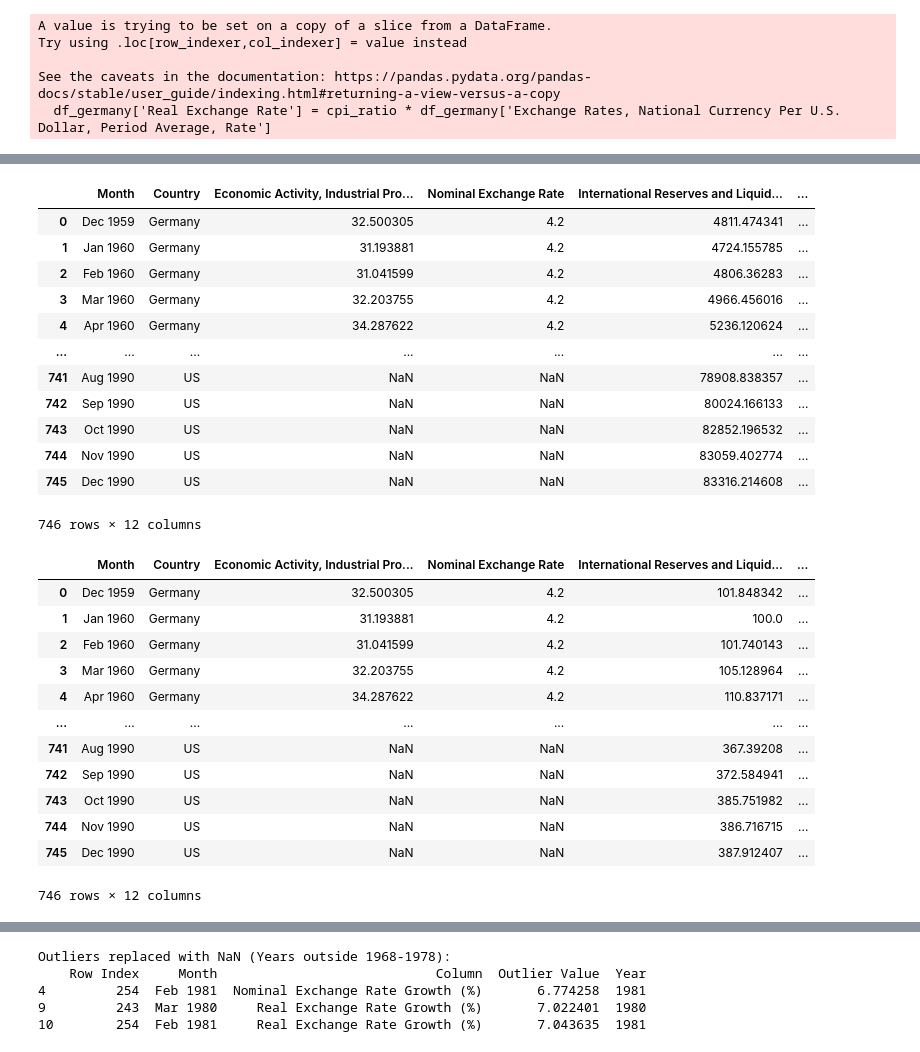
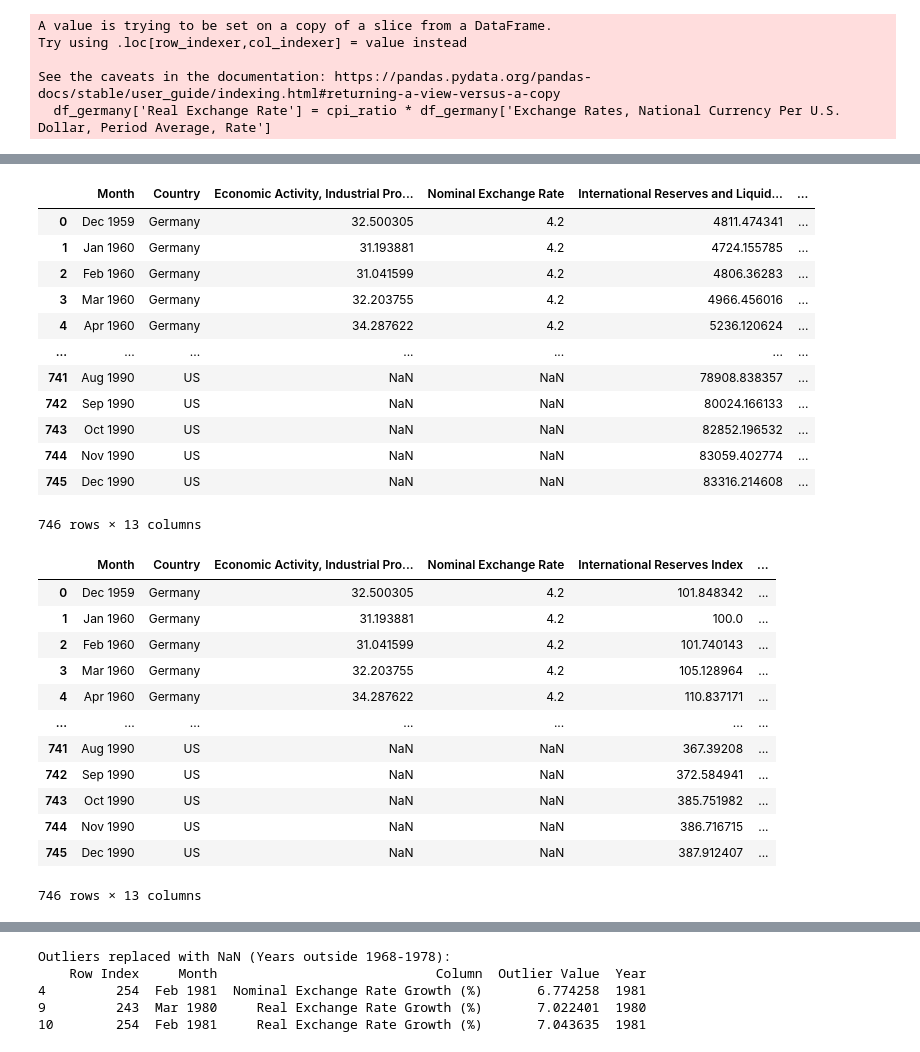
Before and after one commit to EC1B1-Macro-Project/Germany_Coursework, a Jupyter notebook: code /NB01-cleaning.ipynb, the cells around one changed output, grey strips where cells are left out. Drawn from its saved outputs; the diff is of its cells as text; code cells hidden in the pictures.

```diff
--- a/code /NB01-cleaning.ipynb
+++ b/code /NB01-cleaning.ipynb
@@ -101,16 +124,13 @@ merged_df.loc[merged_df["Country"] == "Germany", "RER_Index"] = (
 # %%
-# Compute Monthly Inflation Growth (%) for both US and Germany
-merged_df["Monthly Inflation Growth (%)"] = merged_df.groupby("Country")[
-    "Prices, Consumer Price Index, All items, Index"
-].pct_change() * 100
+# Compute Monthly Industrial Production Growth (%) for only Germany
+merged_df.loc[merged_df["Country"] == "Germany", "Monthly Industrial Production Growth (%)"] = (
+    merged_df.loc[merged_df["Country"] == "Germany", "Economic Activity, Industrial Production, Index"].pct_change() * 100
+)
 
-# Compute Yearly Growth in Industrial Production (%) for only Germany (12-month difference)
+# Compute Yearly Industrial Production Growth (%) for only Germany (12-month difference)
 merged_df.loc[merged_df["Country"] == "Germany", "Industrial Production YoY Growth (%)"] = (
     merged_df.loc[merged_df["Country"] == "Germany", "Economic Activity, Industrial Production, Index"].pct_change(periods=12) * 100
 )
-
-pd.reset_option("display.max_rows")
-
 merged_df
 # %% [output]
 |  | Month | Country | Economic Activity, Industrial Pro... | Nominal Exchange Rate | International Reserves and Liquid... | ... |
@@ -125,33 +145,39 @@ merged_df
 | 743 | Oct 1990 | US | NaN | NaN | 82852.196532 | ... |
 | 744 | Nov 1990 | US | NaN | NaN | 83059.402774 | ... |
 | 745 | Dec 1990 | US | NaN | NaN | 83316.214608 | ... |
-746 rows × 12 columns
+746 rows × 13 columns
 # %%
 # Find the base value of international reserves for January 1960 separately for Germany & US
 germany_base_reserves = merged_df.loc[
     (merged_df["Country"] == "Germany") & (merged_df["Month"] == "Jan 1960"),
     "International Reserves and Liquidity, Reserves, Official Reserve Assets, US Dollar"
 ].values[0]
 
 us_base_reserves = merged_df.loc[
     (merged_df["Country"] == "US") & (merged_df["Month"] == "Jan 1960"),
     "International Reserves and Liquidity, Reserves, Official Reserve Assets, US Dollar"
 ].values[0]
 
 # Compute the International Reserves Index for Germany
 merged_df.loc[merged_df["Country"] == "Germany", "International Reserves and Liquidity, Reserves, Official Reserve Assets, US Dollar"] = (
     merged_df.loc[merged_df["Country"] == "Germany", "International Reserves and Liquidity, Reserves, Official Reserve Assets, US Dollar"] / germany_base_reserves * 100
 )
 
 # Compute the International Reserves Index for the US
 merged_df.loc[merged_df["Country"] == "US", "International Reserves and Liquidity, Reserves, Official Reserve Assets, US Dollar"] = (
     merged_df.loc[merged_df["Country"] == "US", "International Reserves and Liquidity, Reserves, Official Reserve Assets, US Dollar"] / us_base_reserves * 100
 )
 
+merged_df.rename(
+    columns={"International Reserves and Liquidity, Reserves, Official Reserve Assets, US Dollar":
+             "International Reserves Index"},
+    inplace=True
+)
+
 # Display first few rows to verify
 merged_df
 # %% [output]
-|  | Month | Country | Economic Activity, Industrial Pro... | Nominal Exchange Rate | International Reserves and Liquid... | ... |
+|  | Month | Country | Economic Activity, Industrial Pro... | Nominal Exchange Rate | International Reserves Index | ... |
 | 0 | Dec 1959 | Germany | 32.500305 | 4.2 | 101.848342 | ... |
 | 1 | Jan 1960 | Germany | 31.193881 | 4.2 | 100.0 | ... |
 | 2 | Feb 1960 | Germany | 31.041599 | 4.2 | 101.740143 | ... |
@@ -163,7 +189,7 @@ merged_df
 | 743 | Oct 1990 | US | NaN | NaN | 385.751982 | ... |
 | 744 | Nov 1990 | US | NaN | NaN | 386.716715 | ... |
 | 745 | Dec 1990 | US | NaN | NaN | 387.912407 | ... |
-746 rows × 12 columns
+746 rows × 13 columns
 # %%
 # List of columns to drop
 columns_to_drop = [
```
Also changed, not shown: parts of 9 cells of this notebook.
